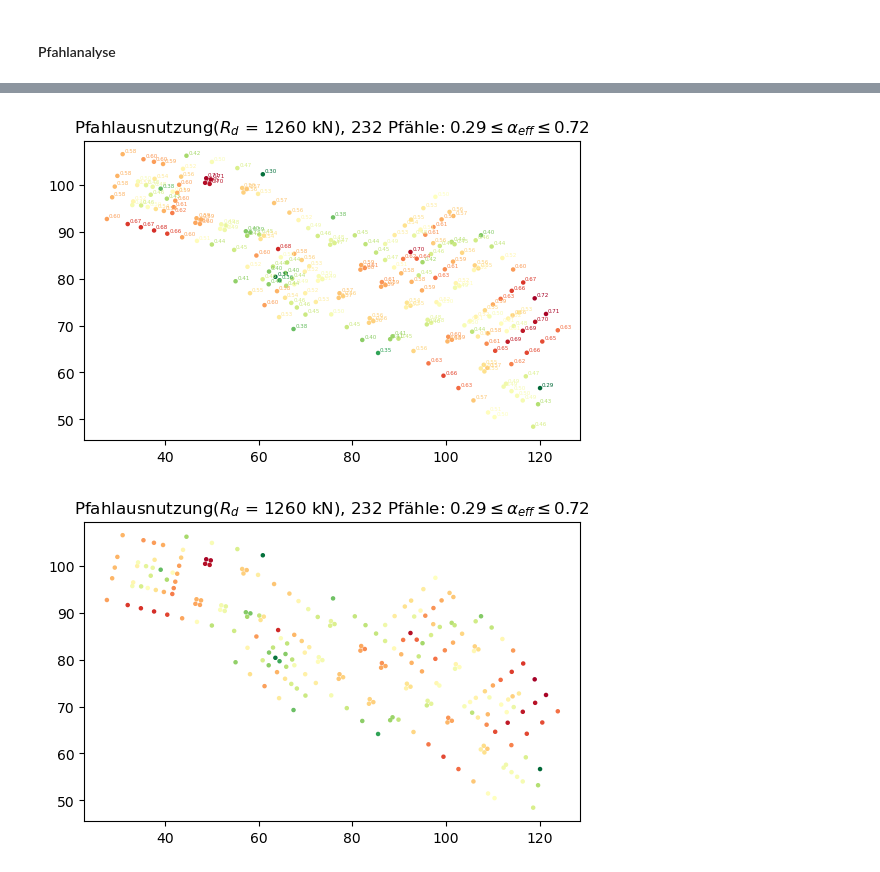
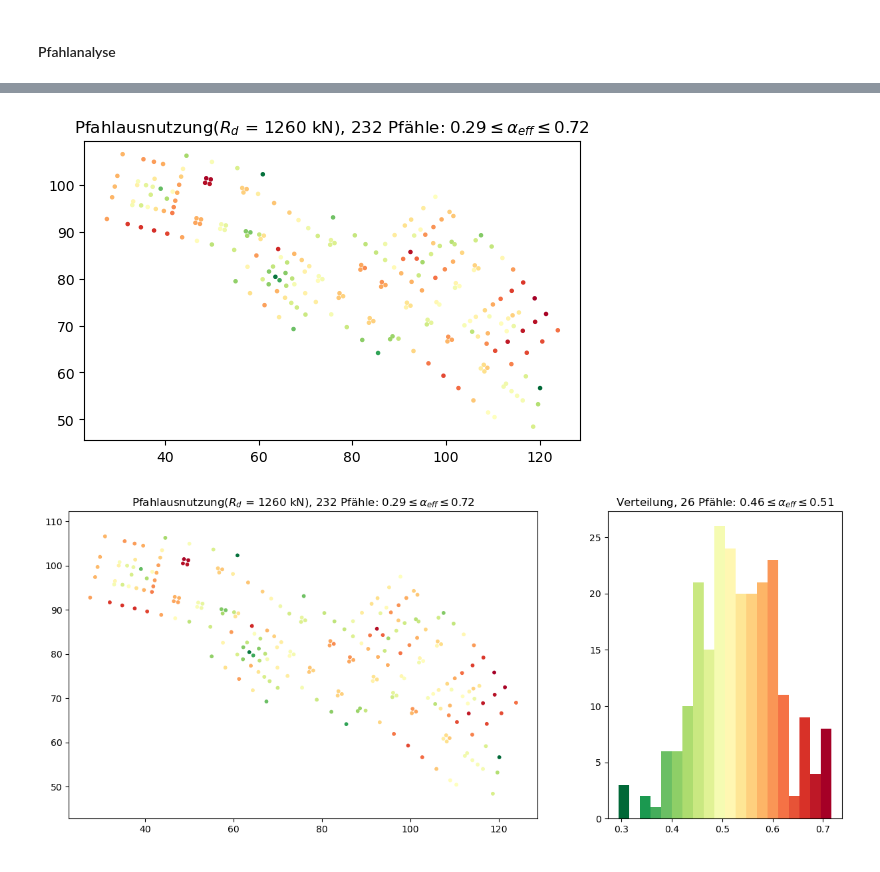
Before and after one commit to LucasMaul/05-Pfahlcolering, a Jupyter notebook: Pfaehlungsanalyse.ipynb, the cells around one changed output, grey strips where cells are left out. Drawn from its saved outputs; the diff is of its cells as text; code cells hidden in the pictures.

```diff
--- a/Pfaehlungsanalyse.ipynb
+++ b/Pfaehlungsanalyse.ipynb
@@ -7,10 +15,10 @@ Pt1 = Pfahltabelle(input_file='Pfahltabelle.csv')
 # %%
-Pt1.plot(relative_force=1260, save_fig=True, annotate=True, ann_size=4, ann_min=None, markersize=5,
-         ann_max=None, ann_dist=0.4, add_hist=False, save_xlsx=False, filename='Pfahlausnutzung, beschriftet')
+Pt1.plot(relative_force=1260, save_fig=False, annotate=False, ann_size=4, ann_min=None, markersize=5,
+         ann_max=None, ann_dist=0.4, add_hist=False, save_xlsx=False, filename='Pfahlausnutzung, qualitativ')
 # %% [output]
-[figure, old version]
+[figure, new version]
 # %%
-Pt1.plot(relative_force=1260, save_fig=True, annotate=False, ann_size=4, ann_min=None, markersize=5,
-         ann_max=None, ann_dist=0.4, add_hist=False, save_xlsx=False, filename='Pfahlausnutzung, qualitativ')
+Pt1.plot(relative_force=1260, save_fig=False, annotate=False, ann_size=5, ann_min=0.7, markersize=10,
+         ann_max=None, ann_dist=0.5, add_hist=True, save_xlsx=False, n_bins=20, filename='Pfahlausnutzung, Histogramm')
 # %% [output]
-[figure, old version]
+[figure, new version]
```
Also changed, not shown: parts of 6 cells of this notebook, 3 other files.
